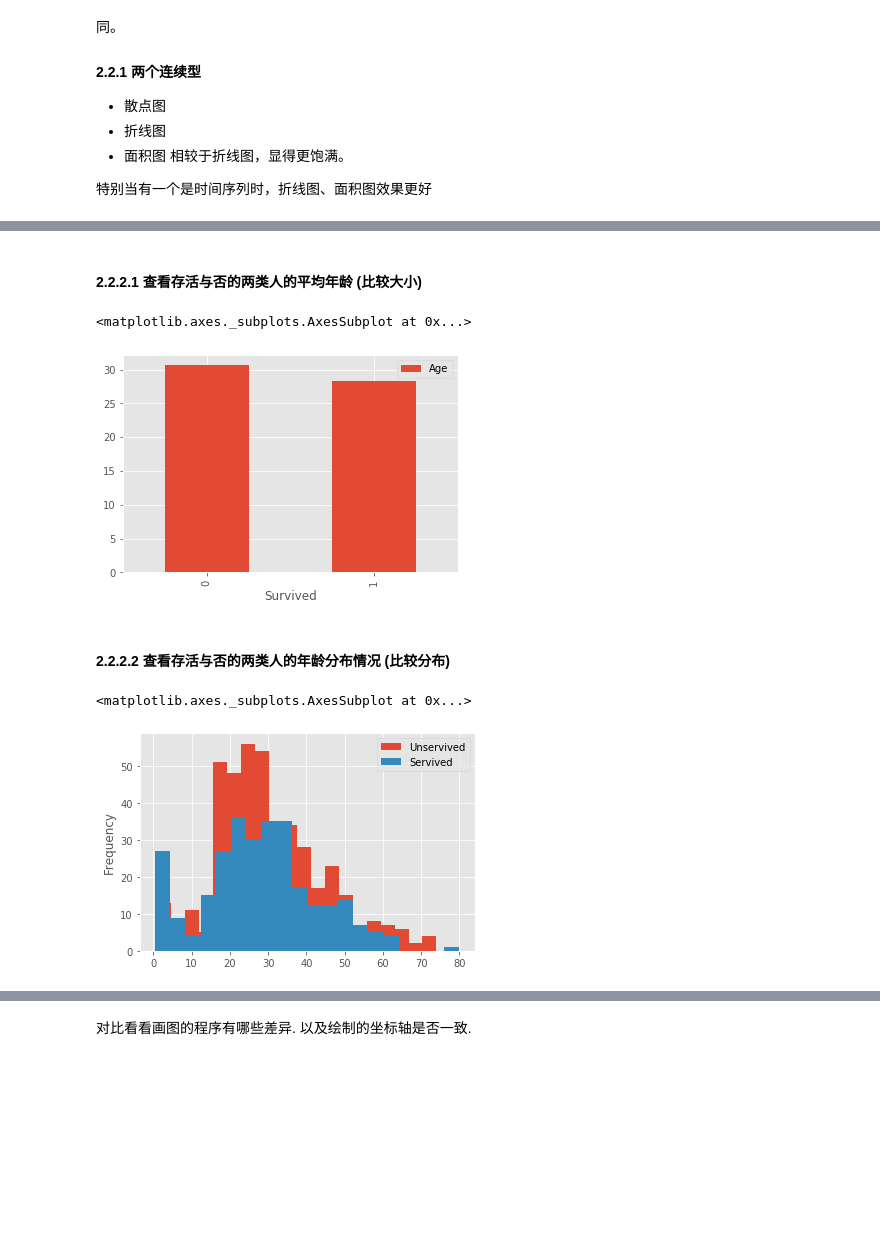
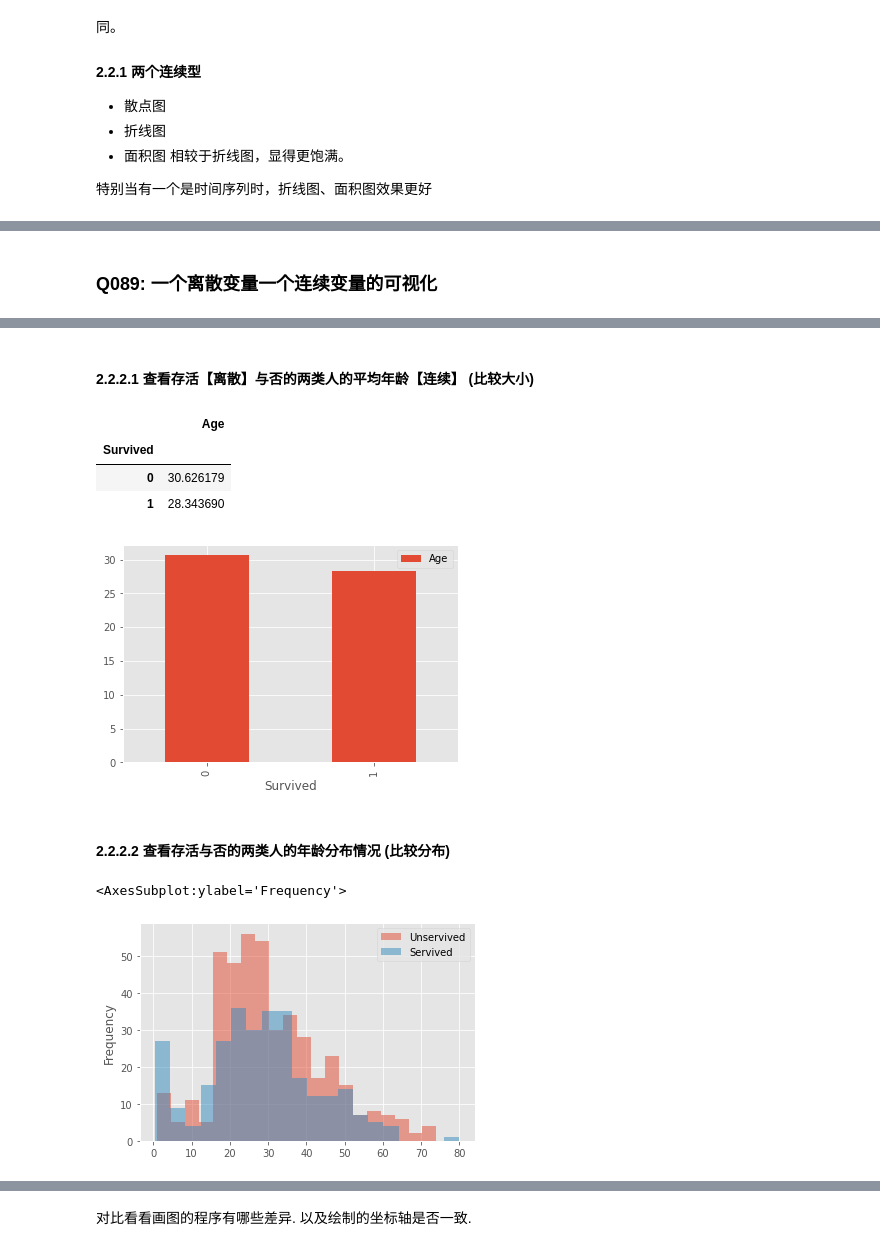
Before and after one commit to kevin-meng/learn-data-analysis-the-hard-way, a Jupyter notebook: Pandas/08.Visualization/8.visualization_solutions.ipynb, the cells around one changed output, grey strips where cells are left out. Cells and saved outputs as stored; diff of their text form; code cells hidden in the pictures; blank space fills up the shorter version.

```diff
--- a/Pandas/08.Visualization/8.visualization_solutions.ipynb
+++ b/Pandas/08.Visualization/8.visualization_solutions.ipynb
@@ -121,4 +146,6 @@ data.plot(x='Age',y='Fare',kind='scatter')
 [figure]
+# %% [markdown]
+### Q089: 一个离散变量一个连续变量的可视化
 # %% [markdown]
 
 #### 2.2.2 连续 & 离散
@@ -138,22 +165,26 @@ data.plot(x='Age',y='Fare',kind='scatter')
 
 ![](https://imgkr.cn-bj.ufileos.com/182c10d2-817b-4bcc-b948-d061ebce0708.png)
 # %% [markdown]
-#### 2.2.2.1 查看存活与否的两类人的平均年龄 (比较大小)
+#### 2.2.2.1 查看存活【离散】与否的两类人的平均年龄【连续】 (比较大小)
 # %%
 result = data.groupby(['Survived']).agg(np.mean)[['Age']]
 result.plot(kind='bar')
+result
 # %% [output]
-<matplotlib.axes._subplots.AxesSubplot at 0x...>
+|  | Age |
+| Survived |  |
+| 0 | 30.626179 |
+| 1 | 28.343690 |
 [figure]
 # %% [markdown]
 #### 2.2.2.2 查看存活与否的两类人的年龄分布情况 (比较分布)
 # %%
-data.loc[data['Survived']==0,'Age'].plot(kind='hist',bins=20,label='Unservived',legend=True)
-data.loc[data['Survived']==1,'Age'].plot(kind='hist',bins=20,label='Servived',legend=True)
-# 其中 ,label='Servived',legend=True 两个参数为了设置图例的显示 内容.
+data.loc[data['Survived']==0,'Age'].plot(kind='hist',bins=20,label='Unservived',legend=True,alpha=0.5)
+data.loc[data['Survived']==1,'Age'].plot(kind='hist',bins=20,label='Servived',legend=True,alpha=0.5)
+# 其中 ,label='Servived',legend=True 两个参数为了设置图例的显示 内容.  ,alpha 是透明度
 # 感兴趣的可以去 pd.DataFrame.plot 中了解更多内容
 # %% [output]
-<matplotlib.axes._subplots.AxesSubplot at 0x...>
+<AxesSubplot:ylabel='Frequency'>
-[figure, old version]
+[figure, new version]
 # %% [markdown]
 ### 2.3. 三变量
```
Also changed, not shown: parts of 45 cells of this notebook, 28 other files.
